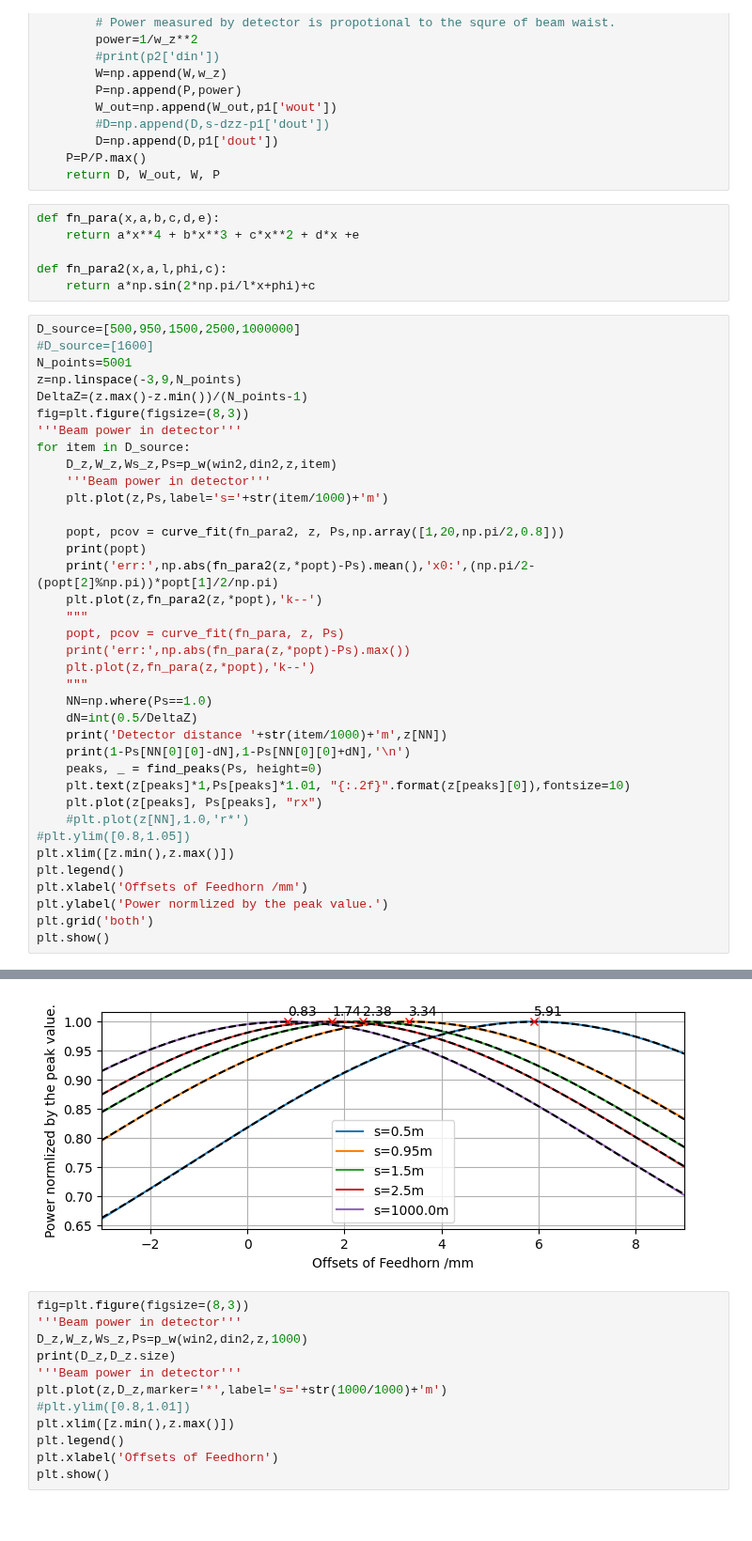
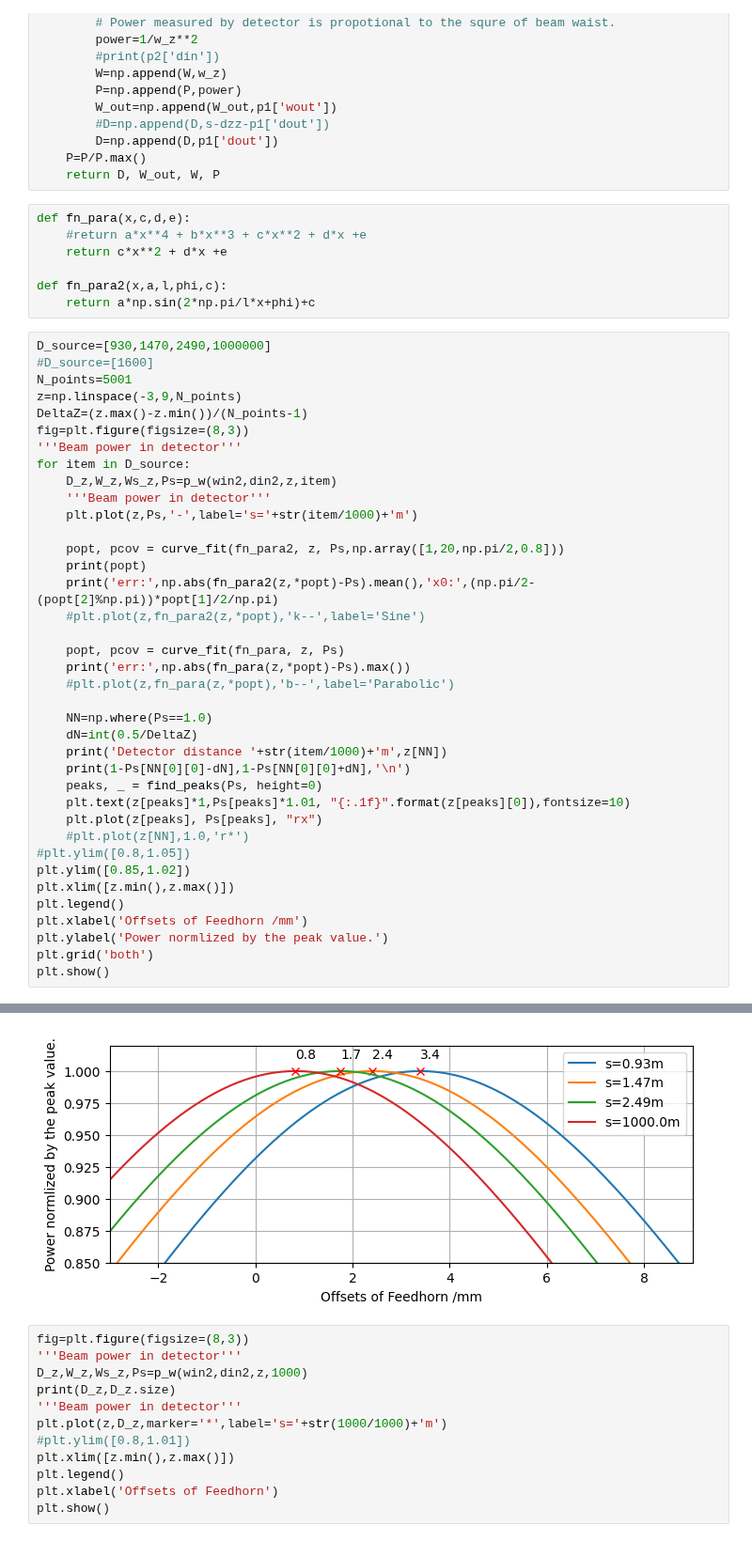
Before and after one commit to XiaodongRencologne/GaussianOptics, a Jupyter notebook: CHAMP_Test.ipynb, the cells around one changed output, grey strips where cells are left out. Shown at 94% size. Saved outputs shown, nothing was run; the diff lists cells and outputs as text.

```diff
--- a/CHAMP_Test.ipynb
+++ b/CHAMP_Test.ipynb
@@ -114,13 +114,14 @@ def p_w(win,din,dz,s):
     P=P/P.max()
     return D, W_out, W, P
 # %%
-def fn_para(x,a,b,c,d,e):
-    return a*x**4 + b*x**3 + c*x**2 + d*x +e
+def fn_para(x,c,d,e):
+    #return a*x**4 + b*x**3 + c*x**2 + d*x +e
+    return c*x**2 + d*x +e
 
 def fn_para2(x,a,l,phi,c):
     return a*np.sin(2*np.pi/l*x+phi)+c
 # %%
-D_source=[500,950,1500,2500,1000000]
+D_source=[930,1470,2490,1000000]
 #D_source=[1600]
 N_points=5001
 z=np.linspace(-3,9,N_points)
@@ -130,26 +131,27 @@ fig=plt.figure(figsize=(8,3))
 for item in D_source:
     D_z,W_z,Ws_z,Ps=p_w(win2,din2,z,item)
     '''Beam power in detector'''
-    plt.plot(z,Ps,label='s='+str(item/1000)+'m')
+    plt.plot(z,Ps,'-',label='s='+str(item/1000)+'m')
 
     popt, pcov = curve_fit(fn_para2, z, Ps,np.array([1,20,np.pi/2,0.8]))
     print(popt)
     print('err:',np.abs(fn_para2(z,*popt)-Ps).mean(),'x0:',(np.pi/2-(popt[2]%np.pi))*popt[1]/2/np.pi)
-    plt.plot(z,fn_para2(z,*popt),'k--')
-    """
+    #plt.plot(z,fn_para2(z,*popt),'k--',label='Sine')
+
     popt, pcov = curve_fit(fn_para, z, Ps)
     print('err:',np.abs(fn_para(z,*popt)-Ps).max())
-    plt.plot(z,fn_para(z,*popt),'k--')
-    """
+    #plt.plot(z,fn_para(z,*popt),'b--',label='Parabolic')
+
     NN=np.where(Ps==1.0)
     dN=int(0.5/DeltaZ)
     print('Detector distance '+str(item/1000)+'m',z[NN])
     print(1-Ps[NN[0][0]-dN],1-Ps[NN[0][0]+dN],'\n')
     peaks, _ = find_peaks(Ps, height=0)
-    plt.text(z[peaks]*1,Ps[peaks]*1.01, "{:.2f}".format(z[peaks][0]),fontsize=10)
+    plt.text(z[peaks]*1,Ps[peaks]*1.01, "{:.1f}".format(z[peaks][0]),fontsize=10)
     plt.plot(z[peaks], Ps[peaks], "rx")
     #plt.plot(z[NN],1.0,'r*')
 #plt.ylim([0.8,1.05])
+plt.ylim([0.85,1.02])
 plt.xlim([z.min(),z.max()])
 plt.legend()
 plt.xlabel('Offsets of Feedhorn /mm')
@@ -175,6 +177,6 @@ err: 0.00035975834631502685 x0: 0.8301963934525174
 Detector distance 1000.0m [0.8256]
 0.001585600155444844 0.0015783774088237168
-[figure, old version]
+[figure, new version]
 # %%
 fig=plt.figure(figsize=(8,3))
 '''Beam power in detector'''
```
Also changed, not shown: parts of 1 cell of this notebook, 1 other file.
